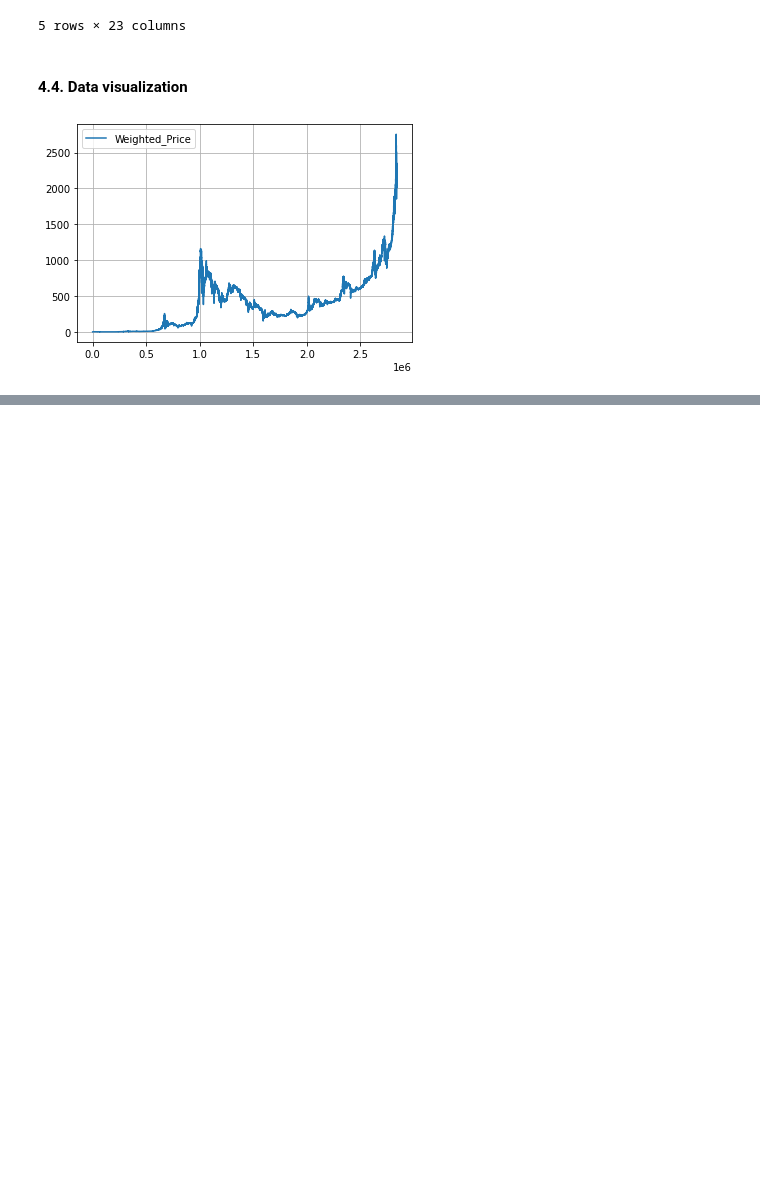
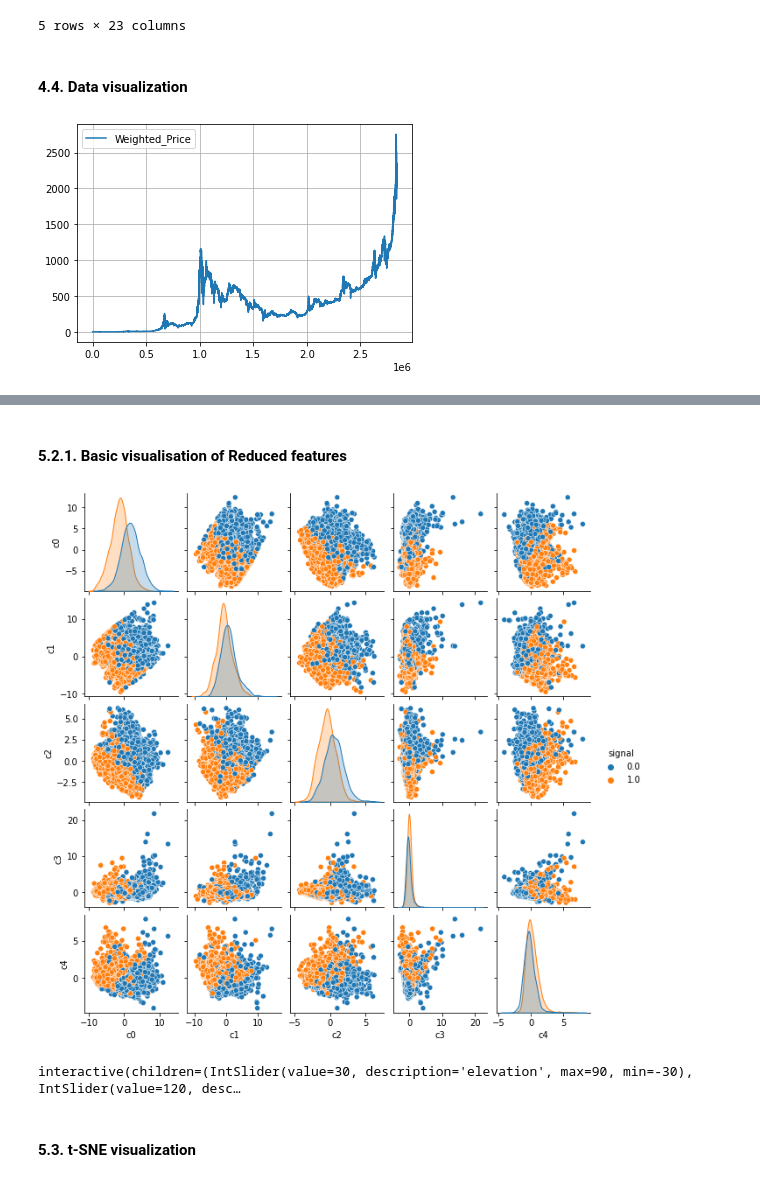
Before and after one commit to dkomlen/finance-ml, a Jupyter notebook: Dimensionality_reduction_Bitcoin_price_prediction.ipynb, the cells around one changed output, grey strips where cells are left out. Drawn from its saved outputs; the diff is of its cells as text; code cells hidden in the pictures; blank space fills up the shorter version.

```diff
--- a/Dimensionality_reduction_Bitcoin_price_prediction.ipynb
+++ b/Dimensionality_reduction_Bitcoin_price_prediction.ipynb
@@ -260,0 +340,4 @@ plt.show()
+# %%
+dfsvd = pd.DataFrame(Y_pred, columns=['c{}'.format(c) for c in range(ncomps)], index=rescaledDataset.index)
+print(dfsvd.shape)
+dfsvd.head()
@@ -260,0 +352,8 @@ plt.show()
+# %% [markdown]
+#### 5.2.1. Basic visualisation of Reduced features
+# %%
+dfsvdplot = dfsvd.iloc[:, :5]
+dfsvdplot['signal'] = Y_train
+ax = sns.pairplot(dfsvdplot.iloc[::1, :], hue='signal', size=1.8)
+# %% [output]
+[figure, added]
@@ -260,0 +380,7 @@ plt.show()
+# %%
+dfsvd['signal'] = Y_train
+interactive(scatter_3D, A=fixed(dfsvd), elevation=30, azimuth=120)
+# %% [output]
+interactive(children=(IntSlider(value=30, description='elevation', max=90, min=-30), IntSlider(value=120, desc…
+# %% [markdown]
+#### 5.3. t-SNE visualization
```
Also changed, not shown: parts of 19 cells of this notebook.
